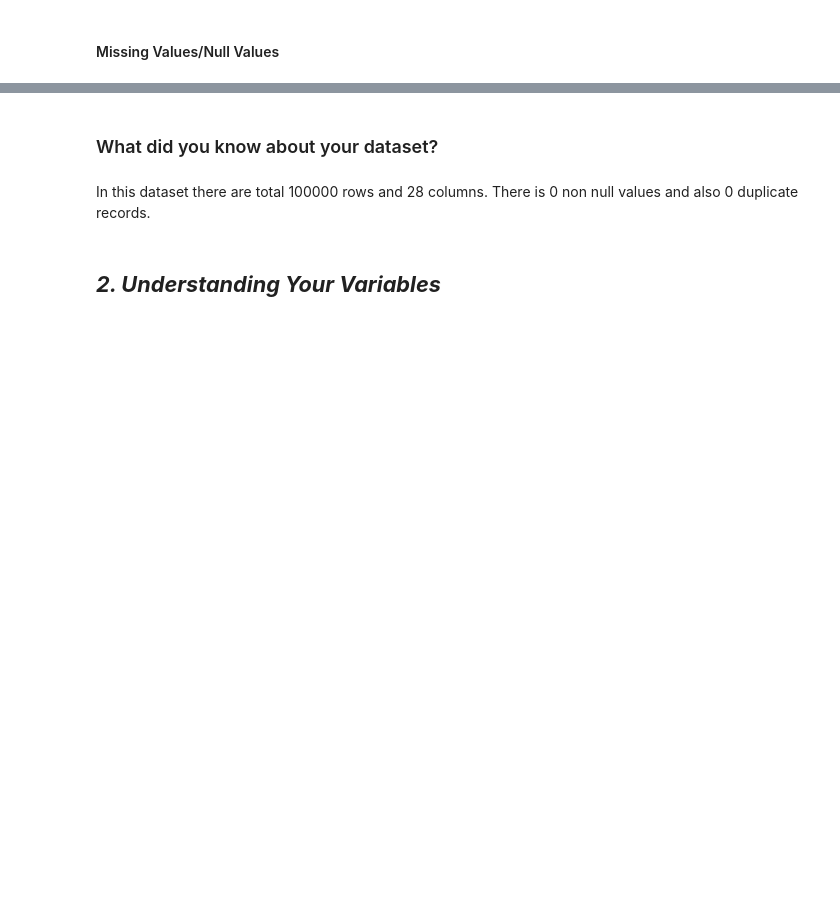
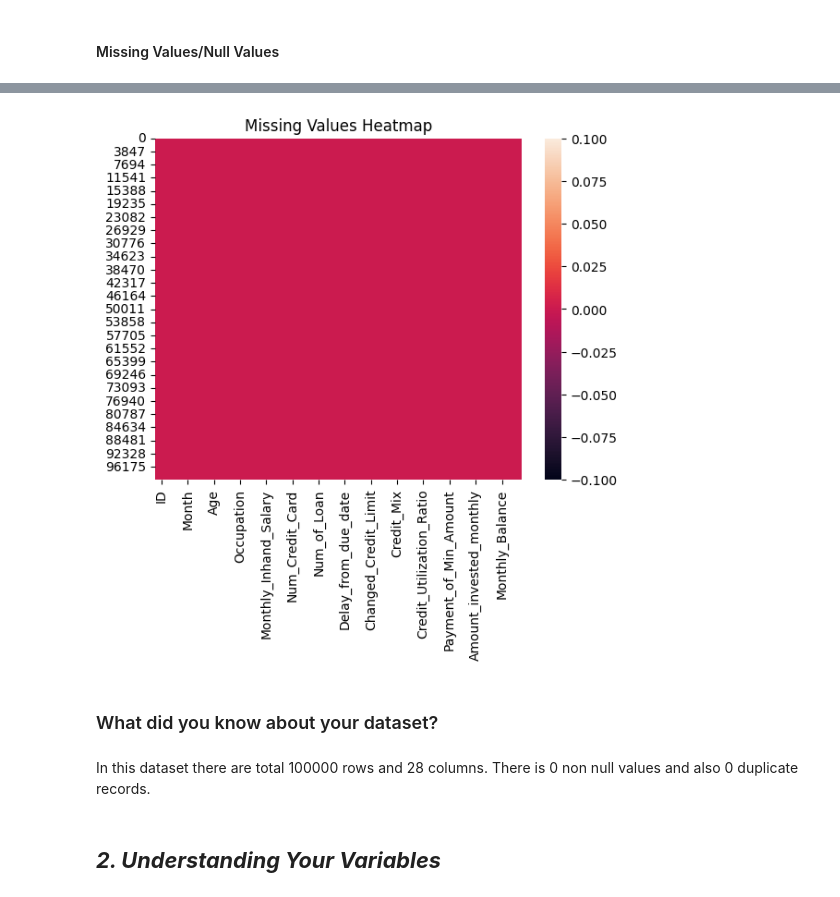
Before and after one commit to AtharvShete2610/Paisa-Bazar-EDA, a Jupyter notebook: EDA_Paisabazaar_Banking_Fraud_Analysis.ipynb, the cells around one changed output, grey strips where cells are left out. Drawn from its saved outputs; the diff is of its cells as text; code cells hidden in the pictures; blank space fills up the shorter version.

```diff
--- a/EDA_Paisabazaar_Banking_Fraud_Analysis.ipynb
+++ b/EDA_Paisabazaar_Banking_Fraud_Analysis.ipynb
@@ -106,6 +154,10 @@ data.isnull().sum()
 # %%
 # Visualizing the missing values
 sns.heatmap(data.isnull(),cbar=True)
+plt.title("Missing Values Heatmap")
+plt.show()
+# %% [output]
+[figure, added]
 # %% [markdown]
 ### What did you know about your dataset?
 # %% [markdown]
```
Also changed, not shown: parts of 95 cells of this notebook.
